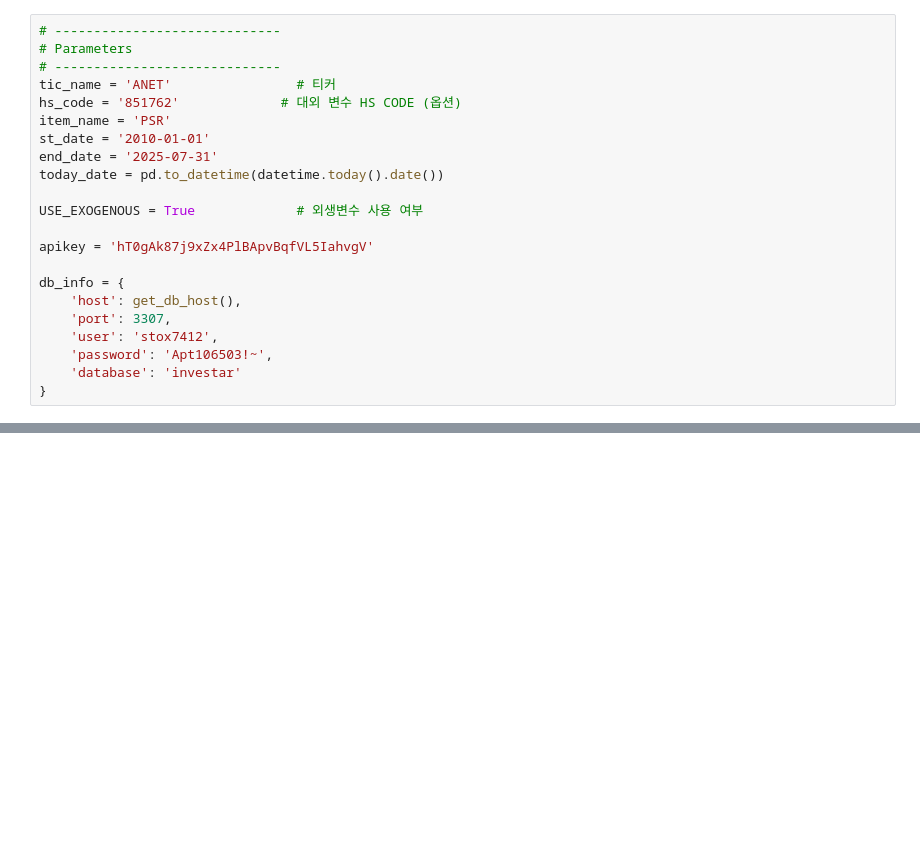
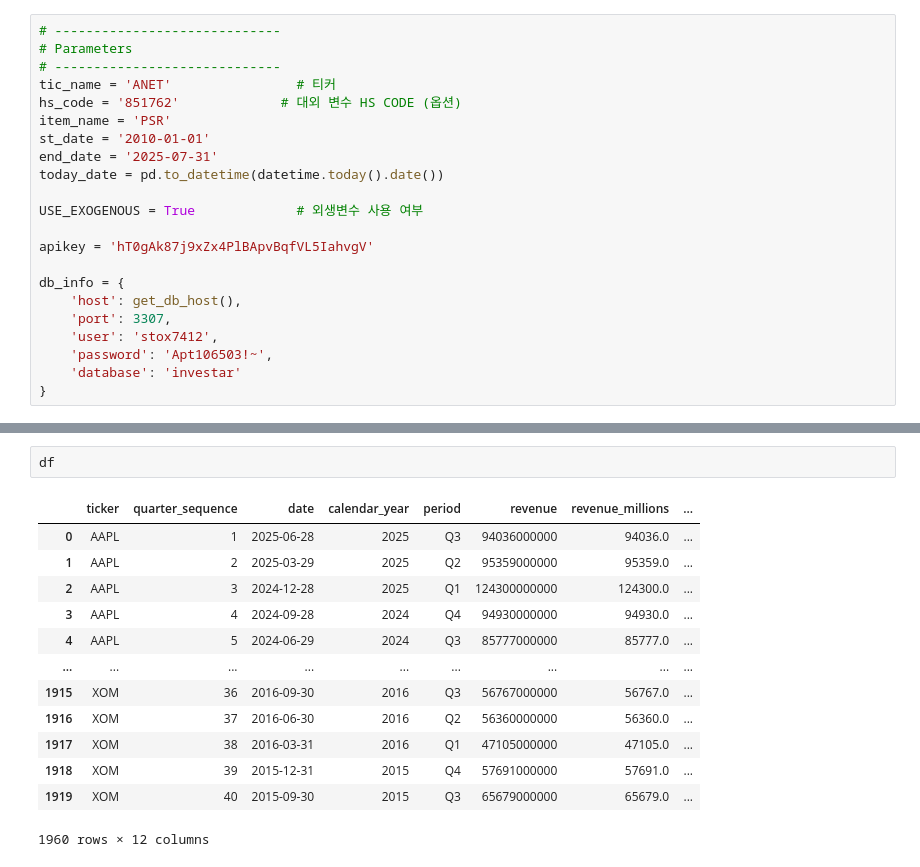
Before and after one commit to stox74/stock_forecast, a Jupyter notebook: US_Market/valuation/valuation_model_v4.ipynb, the cells around one changed output, grey strips where cells are left out. Drawn from its saved outputs; the diff is of its cells as text; blank space fills up the shorter version.

```diff
--- a/US_Market/valuation/valuation_model_v4.ipynb
+++ b/US_Market/valuation/valuation_model_v4.ipynb
@@ -52,0 +388,16 @@ db_info = {
+# %%
+df
+# %% [output]
+|  | ticker | quarter_sequence | date | calendar_year | period | revenue | revenue_millions | ... |
+| 0 | AAPL | 1 | 2025-06-28 | 2025 | Q3 | 94036000000 | 94036.0 | ... |
+| 1 | AAPL | 2 | 2025-03-29 | 2025 | Q2 | 95359000000 | 95359.0 | ... |
+| 2 | AAPL | 3 | 2024-12-28 | 2025 | Q1 | 124300000000 | 124300.0 | ... |
+| 3 | AAPL | 4 | 2024-09-28 | 2024 | Q4 | 94930000000 | 94930.0 | ... |
+| 4 | AAPL | 5 | 2024-06-29 | 2024 | Q3 | 85777000000 | 85777.0 | ... |
+| ... | ... | ... | ... | ... | ... | ... | ... | ... |
+| 1915 | XOM | 36 | 2016-09-30 | 2016 | Q3 | 56767000000 | 56767.0 | ... |
+| 1916 | XOM | 37 | 2016-06-30 | 2016 | Q2 | 56360000000 | 56360.0 | ... |
+| 1917 | XOM | 38 | 2016-03-31 | 2016 | Q1 | 47105000000 | 47105.0 | ... |
+| 1918 | XOM | 39 | 2015-12-31 | 2015 | Q4 | 57691000000 | 57691.0 | ... |
+| 1919 | XOM | 40 | 2015-09-30 | 2015 | Q3 | 65679000000 | 65679.0 | ... |
+1960 rows × 12 columns
```
Also changed, not shown: parts of 2 cells of this notebook.
